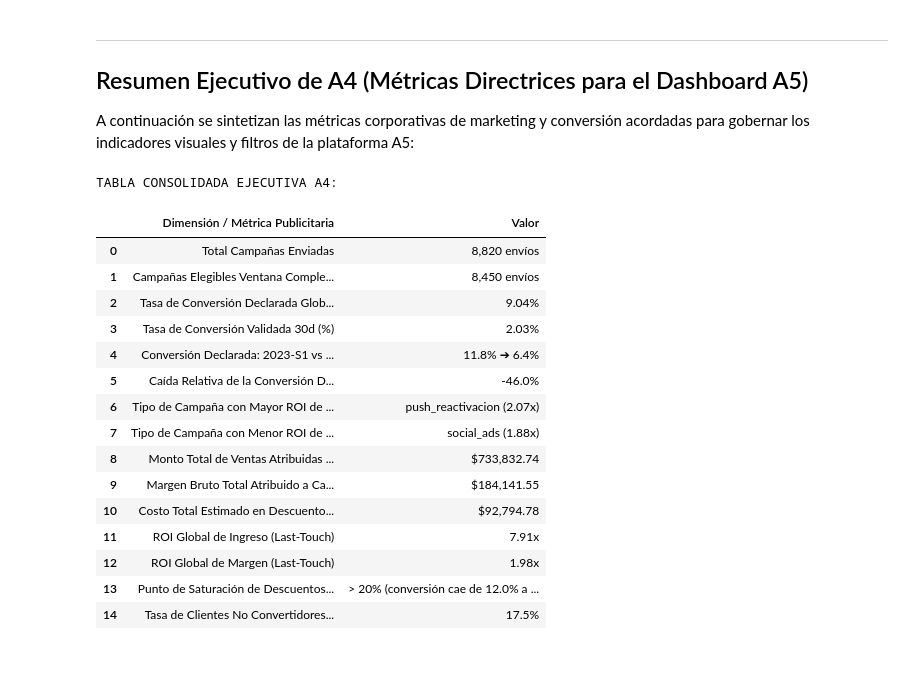
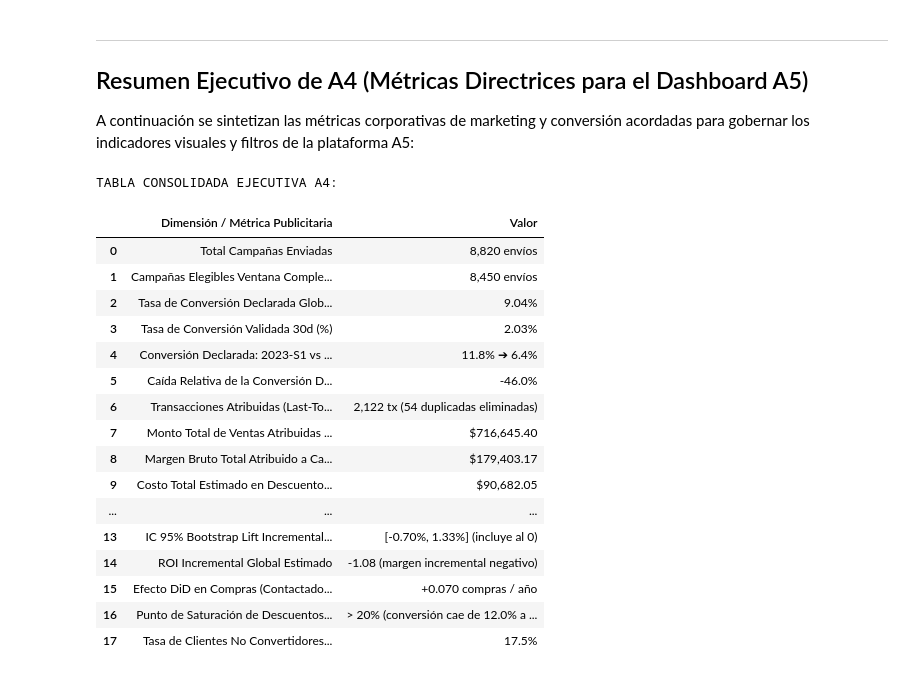
Before and after one commit to DanielAzuaje7/retailventure-intelligence, a Jupyter notebook: notebooks/04_A4_Marketing_ROI.ipynb, the cells around one changed output. Saved outputs shown, nothing was run; the diff lists cells and outputs as text; code cells hidden in the pictures.

```diff
--- a/notebooks/04_A4_Marketing_ROI.ipynb
+++ b/notebooks/04_A4_Marketing_ROI.ipynb
@@ -432,11 +651,8 @@ plt.show()
 A continuación se sintetizan las métricas corporativas de marketing y conversión acordadas para gobernar los indicadores visuales y filtros de la plataforma A5:
 # %%
 # Tabla resumen ejecutivo para la entrega y dashboard A5
-total_monto_atribuido = roi_tipo['monto_atribuido'].sum()
-total_margen_atribuido = roi_tipo['margen_atribuido'].sum()
-total_costo_campanas = roi_tipo['costo_estimado'].sum()
-roi_global_ingreso = total_monto_atribuido / total_costo_campanas
-roi_global_margen = total_margen_atribuido / total_costo_campanas
+retorno_bruto_ingreso_global = monto_atribuido_lt / costo_estimado_lt
+retorno_bruto_margen_global = margen_atribuido_lt / costo_estimado_lt
 
 resumen_a4 = pd.DataFrame({
     'Dimensión / Métrica Publicitaria': [
@@ -446,52 +662,59 @@ resumen_a4 = pd.DataFrame({
         'Tasa de Conversión Validada 30d (%)',
         'Conversión Declarada: 2023-S1 vs 2024-S2',
         'Caída Relativa de la Conversión Declarada (%)',
-        'Tipo de Campaña con Mayor ROI de Margen',
-        'Tipo de Campaña con Menor ROI de Margen',
+        'Transacciones Atribuidas (Last-Touch Deduplicado)',
         'Monto Total de Ventas Atribuidas a Campañas ($)',
         'Margen Bruto Total Atribuido a Campañas ($)',
         'Costo Total Estimado en Descuentos de Campaña ($)',
-        'ROI Global de Ingreso (Last-Touch)',
-        'ROI Global de Margen (Last-Touch)',
+        'Retorno Bruto Global de Ingreso (No Incremental)',
+        'Retorno Bruto Global de Margen (No Incremental)',
+        'Lift Incremental Global de Compra (30d)',
+        'IC 95% Bootstrap Lift Incremental (Cliente)',
+        'ROI Incremental Global Estimado',
+        'Efecto DiD en Compras (Contactados vs No Contactados)',
         'Punto de Saturación de Descuentos (Esporádico)',
         'Tasa de Clientes No Convertidores con Quejas CRM (%)'
     ],
     'Valor': [
         f"{len(campanas):,} envíos",
         f"{len(camp_elegible):,} envíos",
         f"{campanas['convertido'].mean()*100:.2f}%",
         f"{campanas['convertido_validado_30d'].mean()*100:.2f}%",
         f"{conv_sem.loc[conv_sem['semestre']=='2023-S1', 'conv_declarada_pct'].values[0]:.1f}% ➔ {conv_sem.loc[conv_sem['semestre']=='2024-S2', 'conv_declarada_pct'].values[0]:.1f}%",
         f"{((conv_sem.loc[conv_sem['semestre']=='2024-S2', 'conv_declarada_pct'].values[0] - conv_sem.loc[conv_sem['semestre']=='2023-S1', 'conv_declarada_pct'].values[0]) / conv_sem.loc[conv_sem['semestre']=='2023-S1', 'conv_declarada_pct'].values[0])*100:.1f}%",
-        f"{roi_tipo.iloc[0]['tipo_campana']} ({roi_tipo.iloc[0]['roi_margen']:.2f}x)",
-        f"{roi_tipo.iloc[-1]['tipo_campana']} ({roi_tipo.iloc[-1]['roi_margen']:.2f}x)",
-        f"${total_monto_atribuido:,.2f}",
-        f"${total_margen_atribuido:,.2f}",
-        f"${total_costo_campanas:,.2f}",
-        f"{roi_global_ingreso:.2f}x",
-        f"{roi_global_margen:.2f}x",
+        f"{n_tx_unicas:,} tx (54 duplicadas eliminadas)",
+        f"${monto_atribuido_lt:,.2f}",
+        f"${margen_atribuido_lt:,.2f}",
+        f"${costo_estimado_lt:,.2f}",
+        f"{retorno_bruto_ingreso_global:.2f}x (refleja 1/d medio)",
+        f"{retorno_bruto_margen_global:.2f}x (refleja m/d medio)",
+        f"+0.26 p.p. (no se detecta efecto incremental)",
+        f"[-0.70%, 1.33%] (incluye al 0)",
+        f"{roi_incremental_global:.2f} (margen incremental negativo)",
+        f"{diff_compras:+.3f} compras / año",
         f"> 20% (conversión cae de 12.0% a 10.4%)",
         f"{friccion_resumen.loc[0, 'tasa_con_quejas']:.1f}%"
     ]
 })
 
 print("TABLA CONSOLIDADA EJECUTIVA A4:")
 display(resumen_a4)
 # %% [output]
 TABLA CONSOLIDADA EJECUTIVA A4:
 |  | Dimensión / Métrica Publicitaria | Valor |
 | 0 | Total Campañas Enviadas | 8,820 envíos |
 | 1 | Campañas Elegibles Ventana Comple... | 8,450 envíos |
 | 2 | Tasa de Conversión Declarada Glob... | 9.04% |
 | 3 | Tasa de Conversión Validada 30d (%) | 2.03% |
 | 4 | Conversión Declarada: 2023-S1 vs ... | 11.8% ➔ 6.4% |
 | 5 | Caída Relativa de la Conversión D... | -46.0% |
-| 6 | Tipo de Campaña con Mayor ROI de ... | push_reactivacion (2.07x) |
-| 7 | Tipo de Campaña con Menor ROI de ... | social_ads (1.88x) |
-| 8 | Monto Total de Ventas Atribuidas ... | $733,832.74 |
-| 9 | Margen Bruto Total Atribuido a Ca... | $184,141.55 |
-| 10 | Costo Total Estimado en Descuento... | $92,794.78 |
-| 11 | ROI Global de Ingreso (Last-Touch) | 7.91x |
-| 12 | ROI Global de Margen (Last-Touch) | 1.98x |
-| 13 | Punto de Saturación de Descuentos... | > 20% (conversión cae de 12.0% a ... |
-| 14 | Tasa de Clientes No Convertidores... | 17.5% |
+| 6 | Transacciones Atribuidas (Last-To... | 2,122 tx (54 duplicadas eliminadas) |
+| 7 | Monto Total de Ventas Atribuidas ... | $716,645.40 |
+| 8 | Margen Bruto Total Atribuido a Ca... | $179,403.17 |
+| 9 | Costo Total Estimado en Descuento... | $90,682.05 |
+| ... | ... | ... |
+| 13 | IC 95% Bootstrap Lift Incremental... | [-0.70%, 1.33%] (incluye al 0) |
+| 14 | ROI Incremental Global Estimado | -1.08 (margen incremental negativo) |
+| 15 | Efecto DiD en Compras (Contactado... | +0.070 compras / año |
+| 16 | Punto de Saturación de Descuentos... | > 20% (conversión cae de 12.0% a ... |
+| 17 | Tasa de Clientes No Convertidores... | 17.5% |
```
Also changed, not shown: parts of 7 cells of this notebook, 3 other files.
